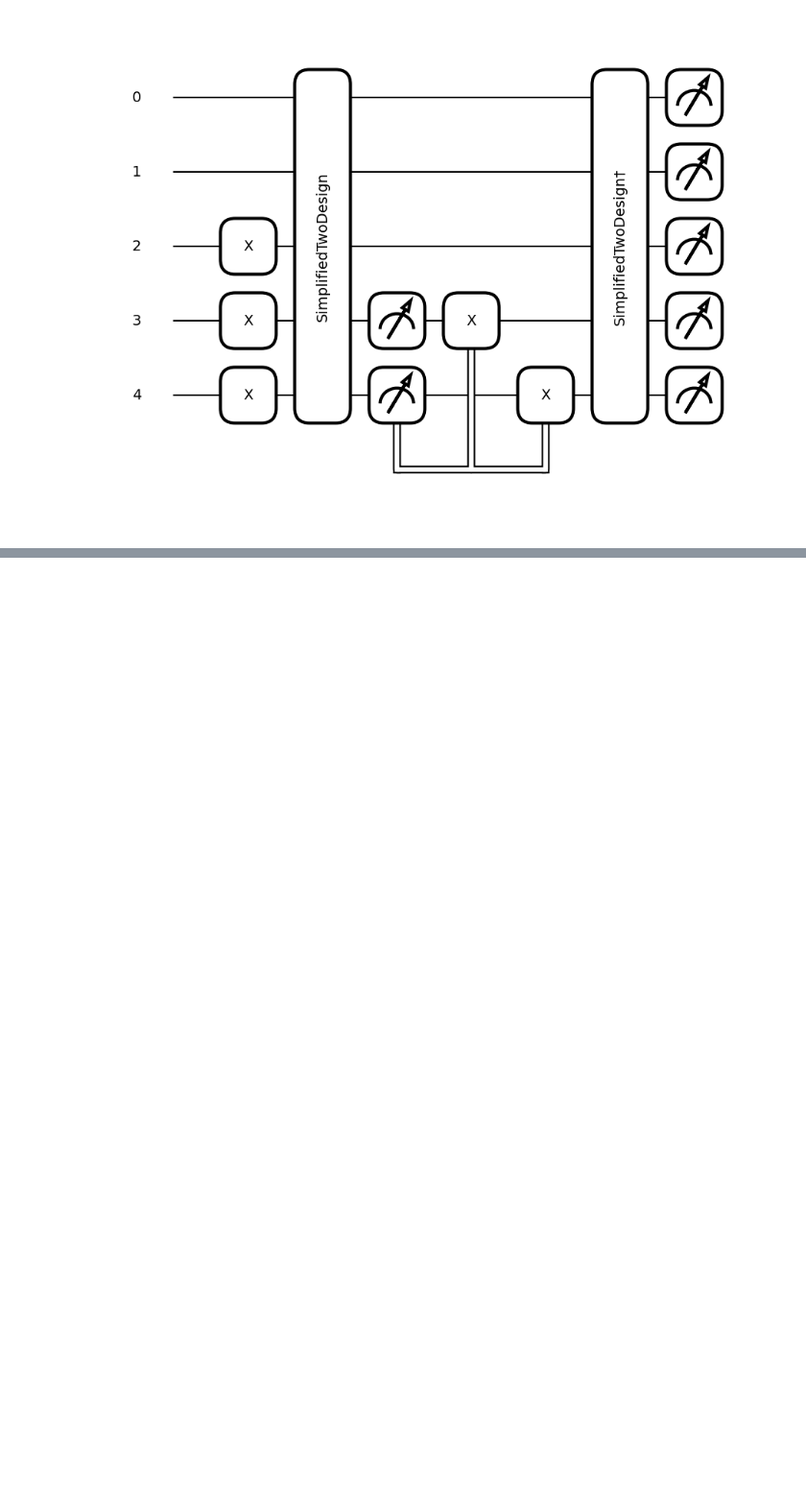
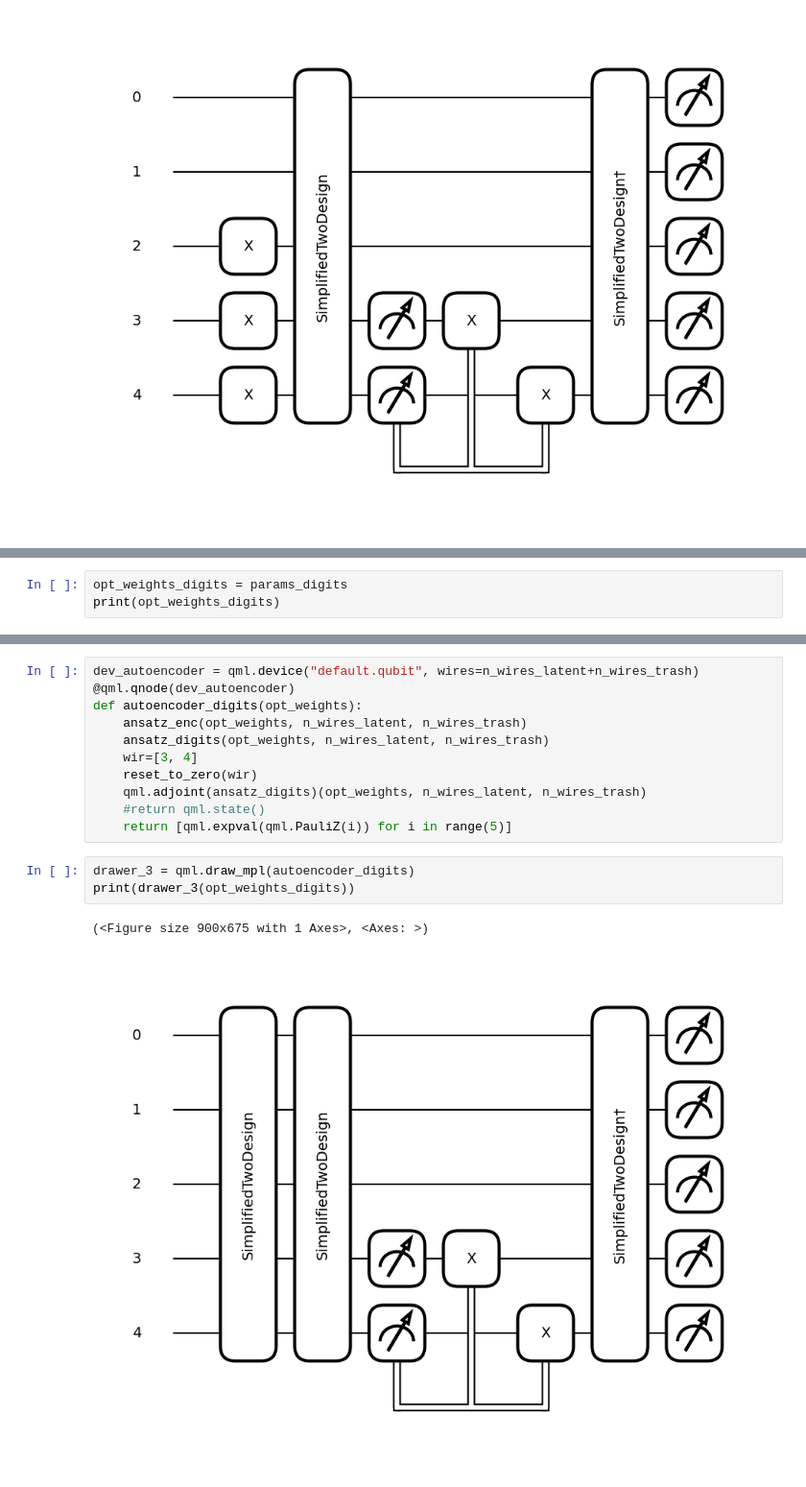
Before and after one commit to EdoardoZappia/Quantum_Autoencoder_PML_Exam, a Jupyter notebook: quantum_autoencoder.ipynb, the cells around one changed output, grey strips where cells are left out. Shown: that part at 96% size. Saved outputs shown, nothing was run; the diff lists cells and outputs as text; blank space fills up the shorter version.

```diff
--- a/quantum_autoencoder.ipynb
+++ b/quantum_autoencoder.ipynb
@@ -186,0 +330,3 @@ print(fidelity)
+# %%
+opt_weights_digits = params_digits
+print(opt_weights_digits)
@@ -186,0 +356,17 @@ print(fidelity)
+# %%
+dev_autoencoder = qml.device("default.qubit", wires=n_wires_latent+n_wires_trash)
+@qml.qnode(dev_autoencoder)
+def autoencoder_digits(opt_weights):
+    ansatz_enc(opt_weights, n_wires_latent, n_wires_trash)
+    ansatz_digits(opt_weights, n_wires_latent, n_wires_trash)
+    wir=[3, 4]
+    reset_to_zero(wir)
+    qml.adjoint(ansatz_digits)(opt_weights, n_wires_latent, n_wires_trash)
+    #return qml.state()
+    return [qml.expval(qml.PauliZ(i)) for i in range(5)]
+# %%
+drawer_3 = qml.draw_mpl(autoencoder_digits)
+print(drawer_3(opt_weights_digits))
+# %% [output]
+(<Figure size 900x675 with 1 Axes>, <Axes: >)
+[figure, added]
```
Also changed, not shown: parts of 19 cells of this notebook, 2 other files.
